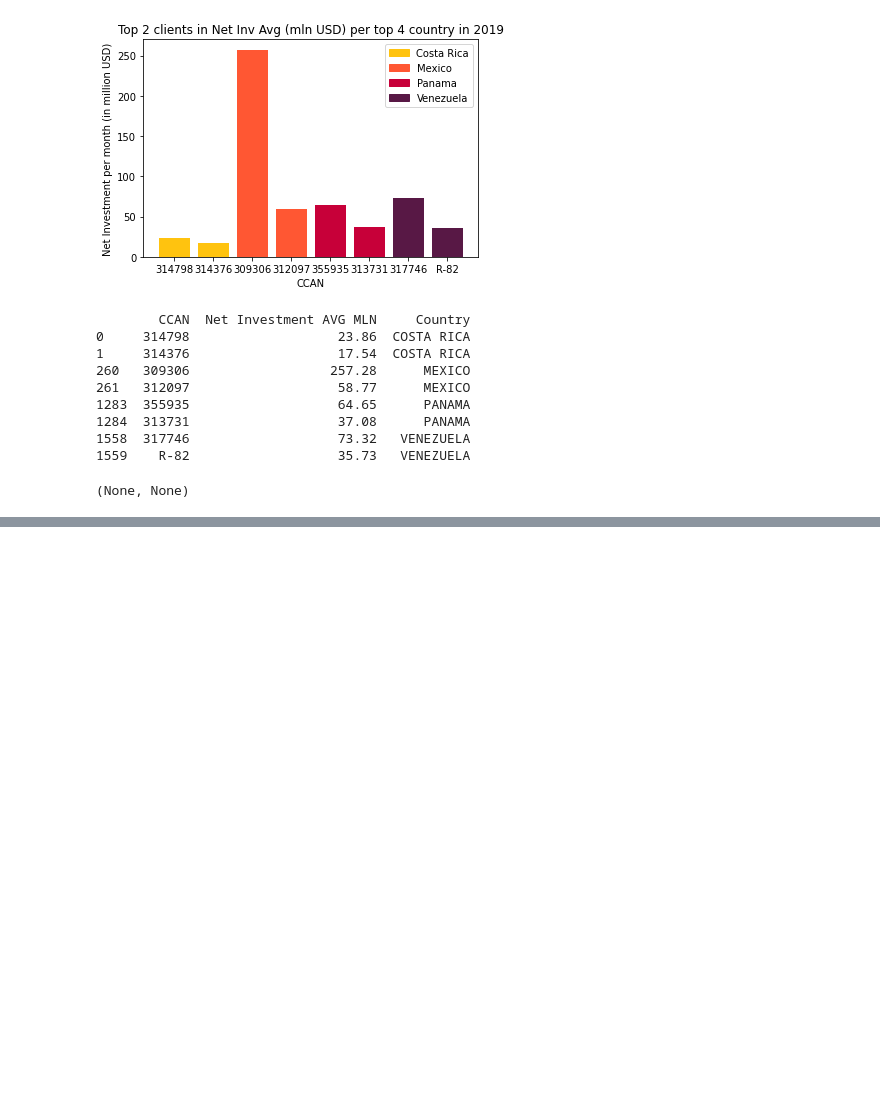
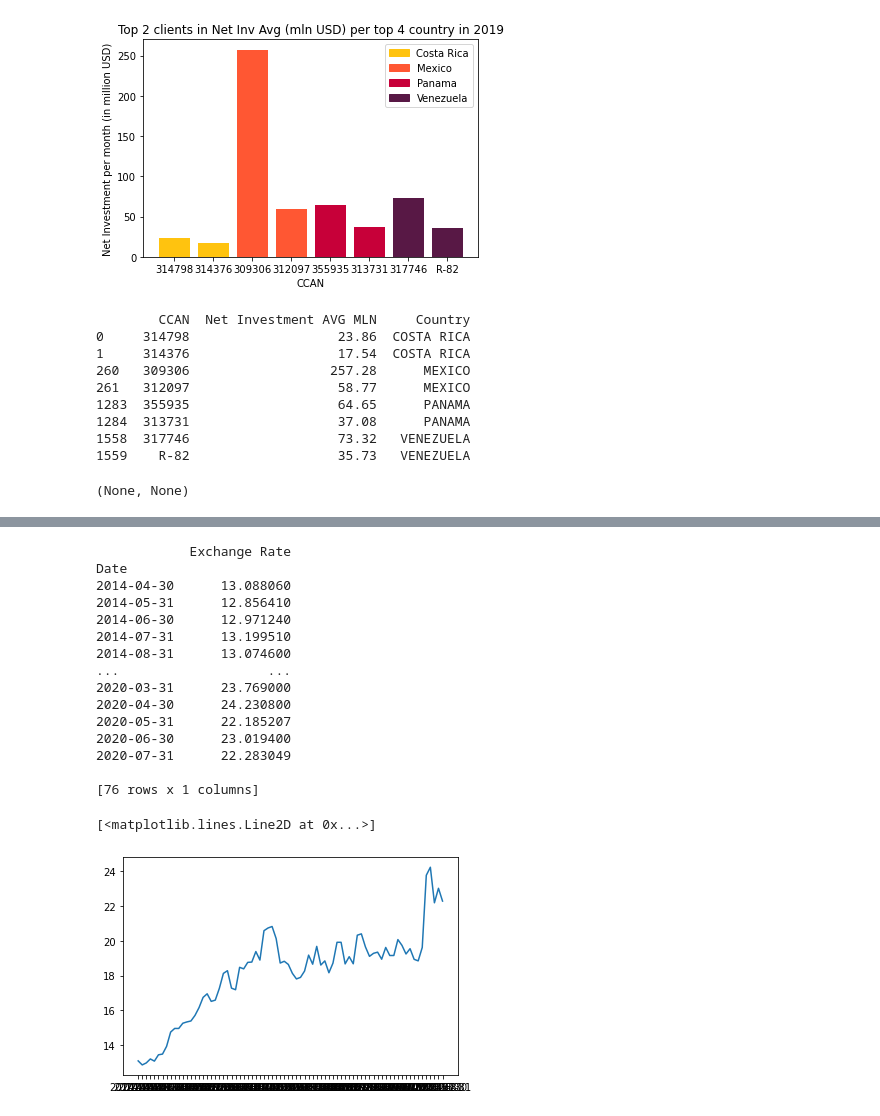
Before and after one commit to SergioGL8/P1---Digging-deep-in-past-due-patterns-, a Jupyter notebook: explore_visual.ipynb, the cells around one changed output, grey strips where cells are left out. Saved outputs shown, nothing was run; the diff lists cells and outputs as text; code cells hidden in the pictures; blank space fills up the shorter version.

```diff
--- a/explore_visual.ipynb
+++ b/explore_visual.ipynb
@@ -181,0 +164,10 @@ exchange_rates_df
+# %%
+path1 = "datasets/output/exchange_rates.csv"
+exchange_rates_df = pd.read_csv(path1)
+exchange_rates_df = exchange_rates_df[['Date', 'Exhange Rate']]
+exchange_rates_df = exchange_rates_df.loc[(exchange_rates_df['Date'] >= '2014-04-01') & (exchange_rates_df['Date'] <= '2020-08-01')]
+exchange_rates_df.rename(columns={'Date': 'Date', 'Exhange Rate': 'Exchange Rate'}, inplace=True)
+
+exchange_rates_df = exchange_rates_df.set_index('Date')
+
+exchange_rates_df
@@ -215,0 +223,24 @@ DATE
+# %%
+print(exchange_rates_df)
+
+y = exchange_rates_df['Exchange Rate']
+x = exchange_rates_df.index
+plt.plot(x,y)
+# %% [output]
+            Exchange Rate
+Date
+2014-04-30      13.088060
+2014-05-31      12.856410
+2014-06-30      12.971240
+2014-07-31      13.199510
+2014-08-31      13.074600
+...                   ...
+2020-03-31      23.769000
+2020-04-30      24.230800
+2020-05-31      22.185207
+2020-06-30      23.019400
+2020-07-31      22.283049
+
+[76 rows x 1 columns]
+[<matplotlib.lines.Line2D at 0x...>]
+[figure, added]
```
Also changed, not shown: parts of 4 cells of this notebook, 3 other files.
